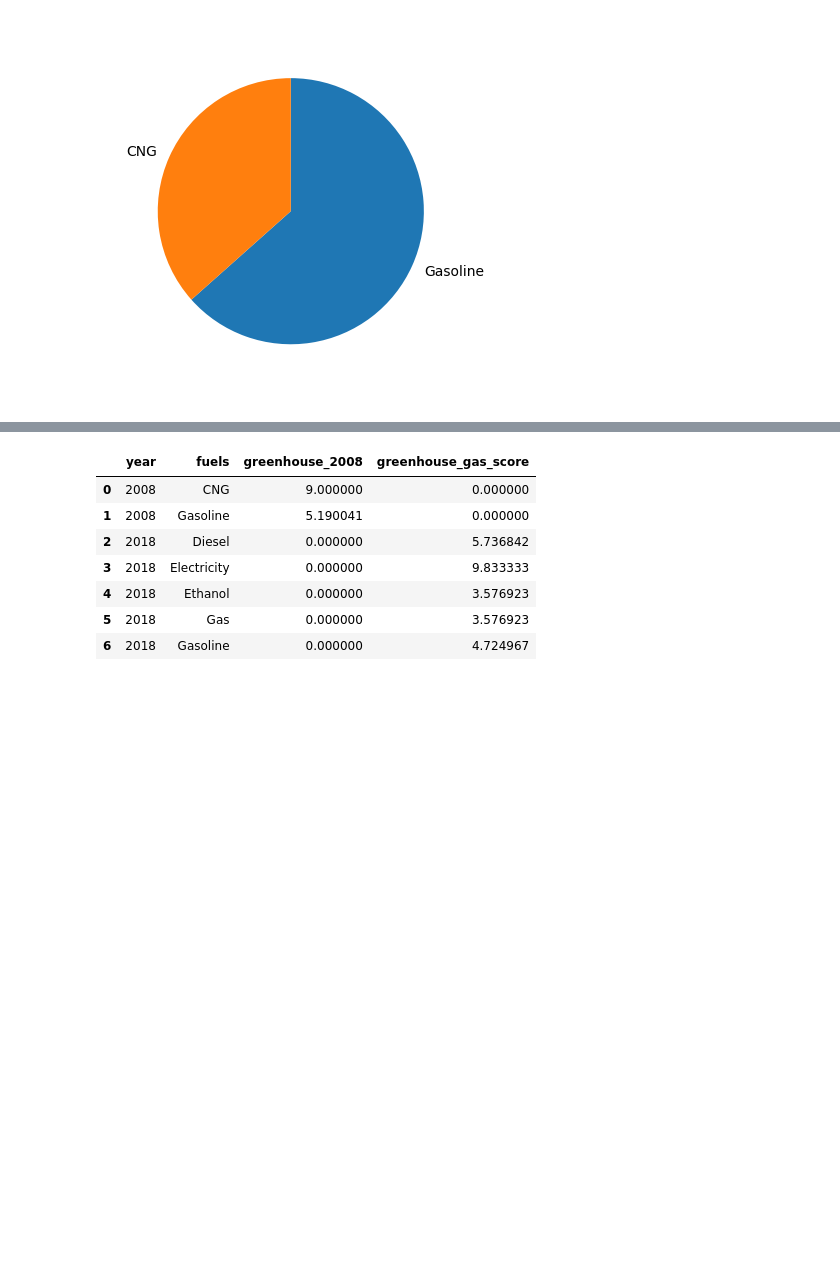
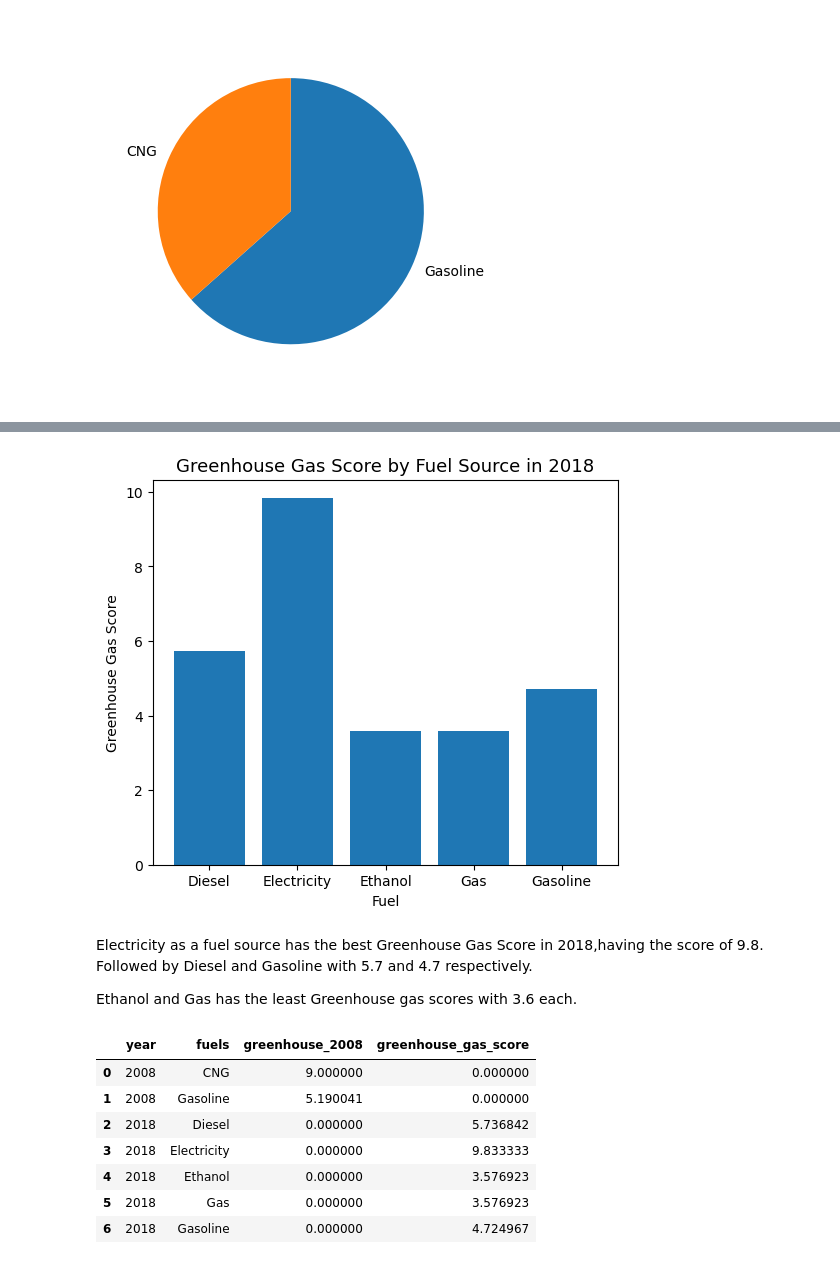
Before and after one commit to AOIshola/Fuel-Economy-Data-Investigation, a Jupyter notebook: fuel_econ.ipynb, the cells around one changed output, grey strips where cells are left out. Saved outputs shown, nothing was run; the diff lists cells and outputs as text; code cells hidden in the pictures; blank space fills up the shorter version.

```diff
--- a/fuel_econ.ipynb
+++ b/fuel_econ.ipynb
@@ -1161,3 +1300,3 @@ plt.title = ;
 # %%
 ghs_18 = df_combined.groupby('fuel')['greenhouse_gas_score'].mean()
-ghs_18 = pd.DataFrame(ghs_18)
+ghs_18 = pd.DataFrame(ghs_18).reset_index()
@@ -1164,3 +1312,18 @@ ghs_18 = pd.DataFrame(ghs_18)
+# %%
+x = ghs_18.fuel.tolist()
+heights = ghs_18.greenhouse_gas_score.tolist()
+
+plt.figure(figsize=(6,5))
+plt.bar(x, heights, width= 0.8)
+plt.title('Greenhouse Gas Score by Fuel Source in 2018', y=1, fontsize=13)
+plt.xlabel('Fuel', fontsize=10)
+plt.ylabel('Greenhouse Gas Score', fontsize=10);
+# %% [output]
+[figure, added]
+# %% [markdown]
+Electricity as a fuel source has the best Greenhouse Gas Score in 2018,having the score of 9.8. Followed by Diesel and Gasoline with 5.7 and 4.7 respectively.
+
+Ethanol and Gas has the least Greenhouse gas scores with 3.6 each.
 # %%
 ghs = pd.concat([ghs_08, ghs_18], keys=['2008', '2018'], names=['Year', 'Fuel']).fillna(value=0)
 ghs = ghs.rename_axis(['year', 'fuels']).reset_index()
```
Also changed, not shown: parts of 91 cells of this notebook.
